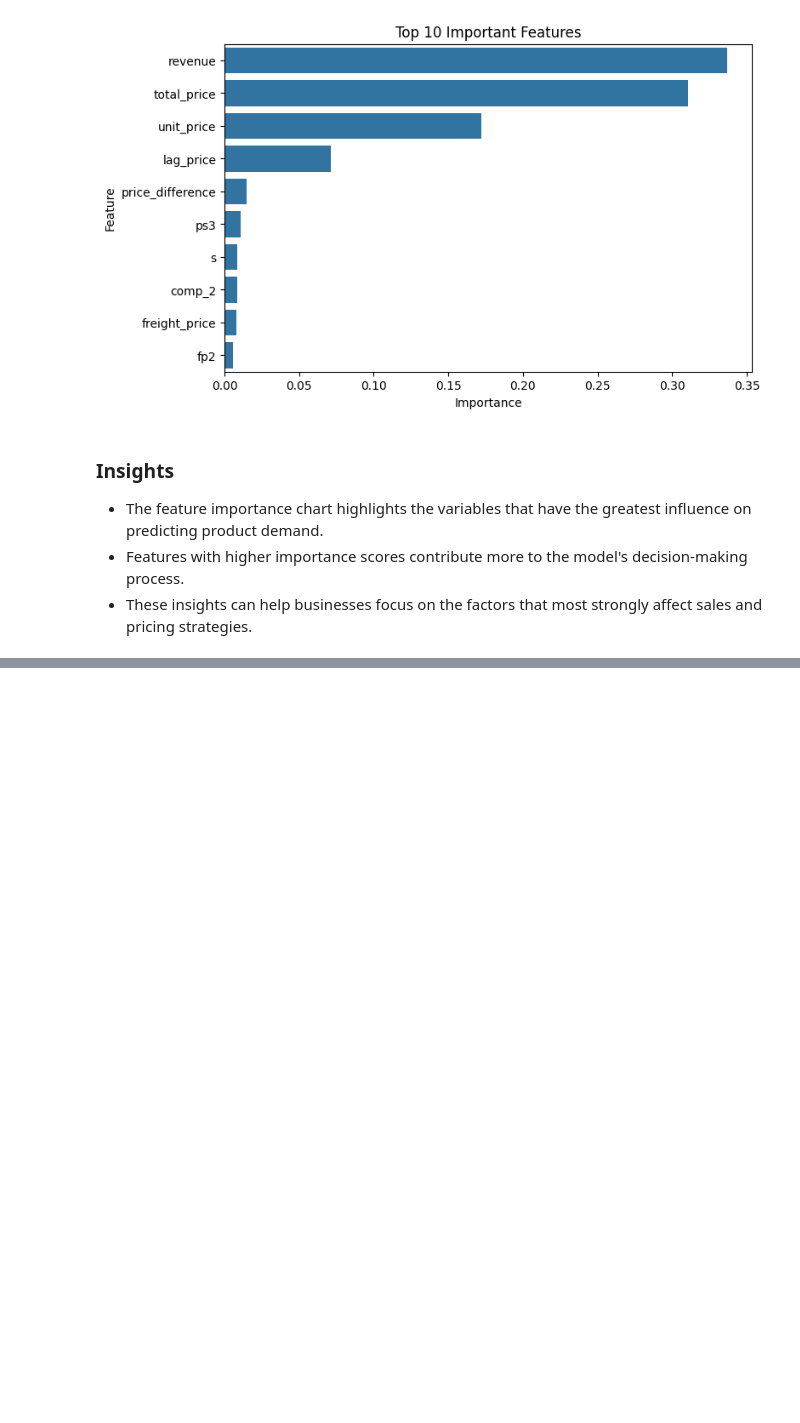
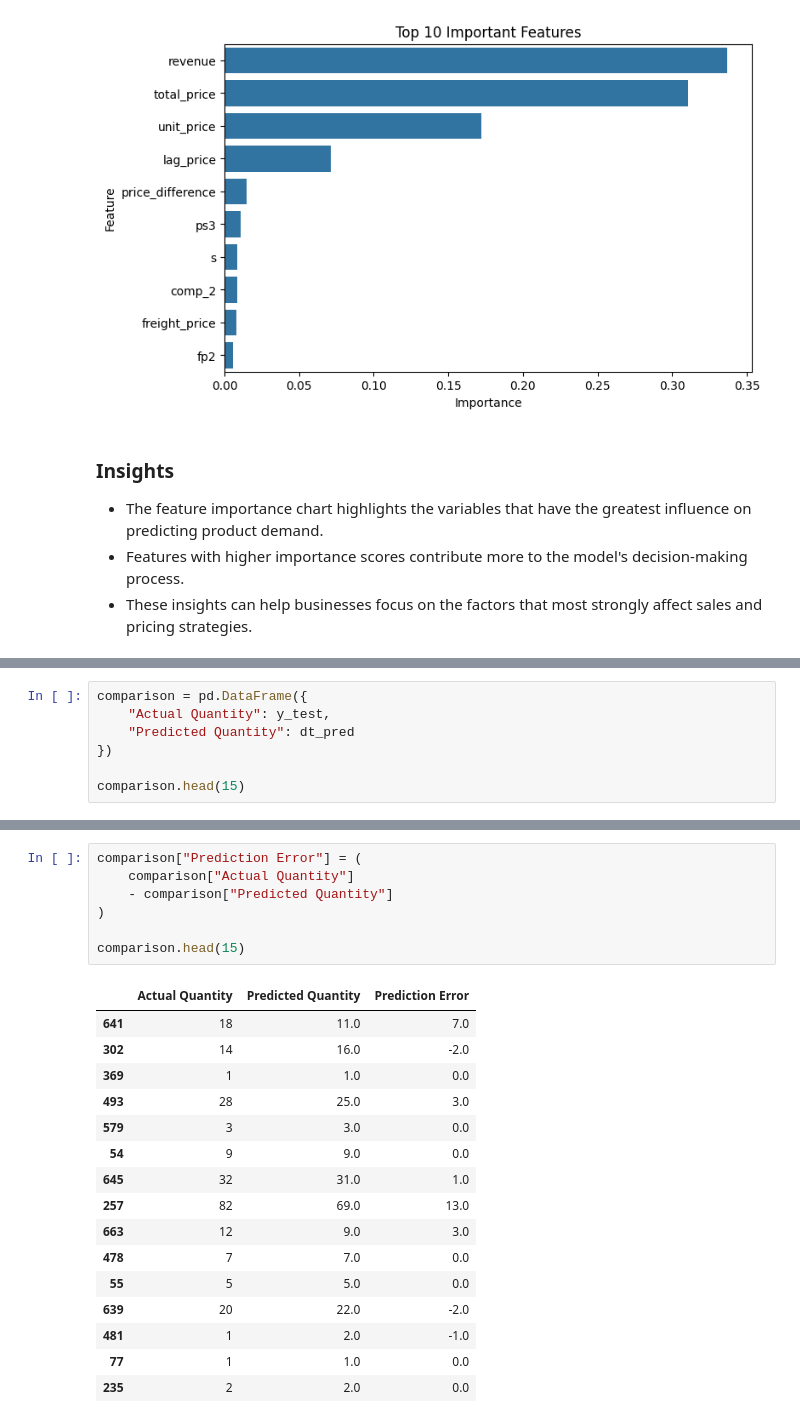
Before and after one commit to Srujana1712/retail-price-elasticity-analysis, a Jupyter notebook: notebooks/04_Machine_Learning.ipynb, the cells around one changed output, grey strips where cells are left out. Cells and saved outputs as stored; diff of their text form; blank space fills up the shorter version.

```diff
--- a/notebooks/04_Machine_Learning.ipynb
+++ b/notebooks/04_Machine_Learning.ipynb
@@ -322,0 +347,7 @@ plt.show()
+# %%
+comparison = pd.DataFrame({
+    "Actual Quantity": y_test,
+    "Predicted Quantity": dt_pred
+})
+
+comparison.head(15)
@@ -322,0 +371,24 @@ plt.show()
+# %%
+comparison["Prediction Error"] = (
+    comparison["Actual Quantity"]
+    - comparison["Predicted Quantity"]
+)
+
+comparison.head(15)
+# %% [output]
+|  | Actual Quantity | Predicted Quantity | Prediction Error |
+| 641 | 18 | 11.0 | 7.0 |
+| 302 | 14 | 16.0 | -2.0 |
+| 369 | 1 | 1.0 | 0.0 |
+| 493 | 28 | 25.0 | 3.0 |
+| 579 | 3 | 3.0 | 0.0 |
+| 54 | 9 | 9.0 | 0.0 |
+| 645 | 32 | 31.0 | 1.0 |
+| 257 | 82 | 69.0 | 13.0 |
+| 663 | 12 | 9.0 | 3.0 |
+| 478 | 7 | 7.0 | 0.0 |
+| 55 | 5 | 5.0 | 0.0 |
+| 639 | 20 | 22.0 | -2.0 |
+| 481 | 1 | 2.0 | -1.0 |
+| 77 | 1 | 1.0 | 0.0 |
+| 235 | 2 | 2.0 | 0.0 |
```
Also changed, not shown: parts of 12 cells of this notebook, 2 other files.
